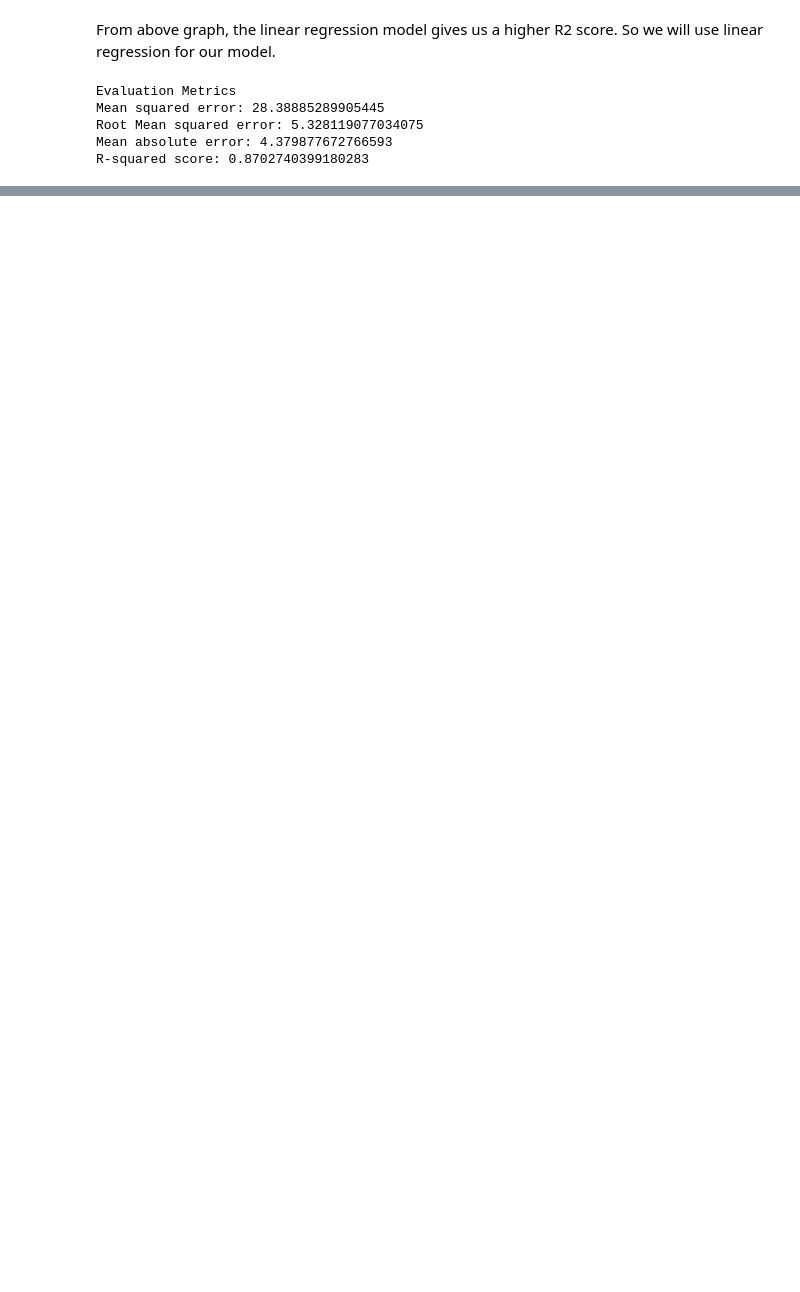
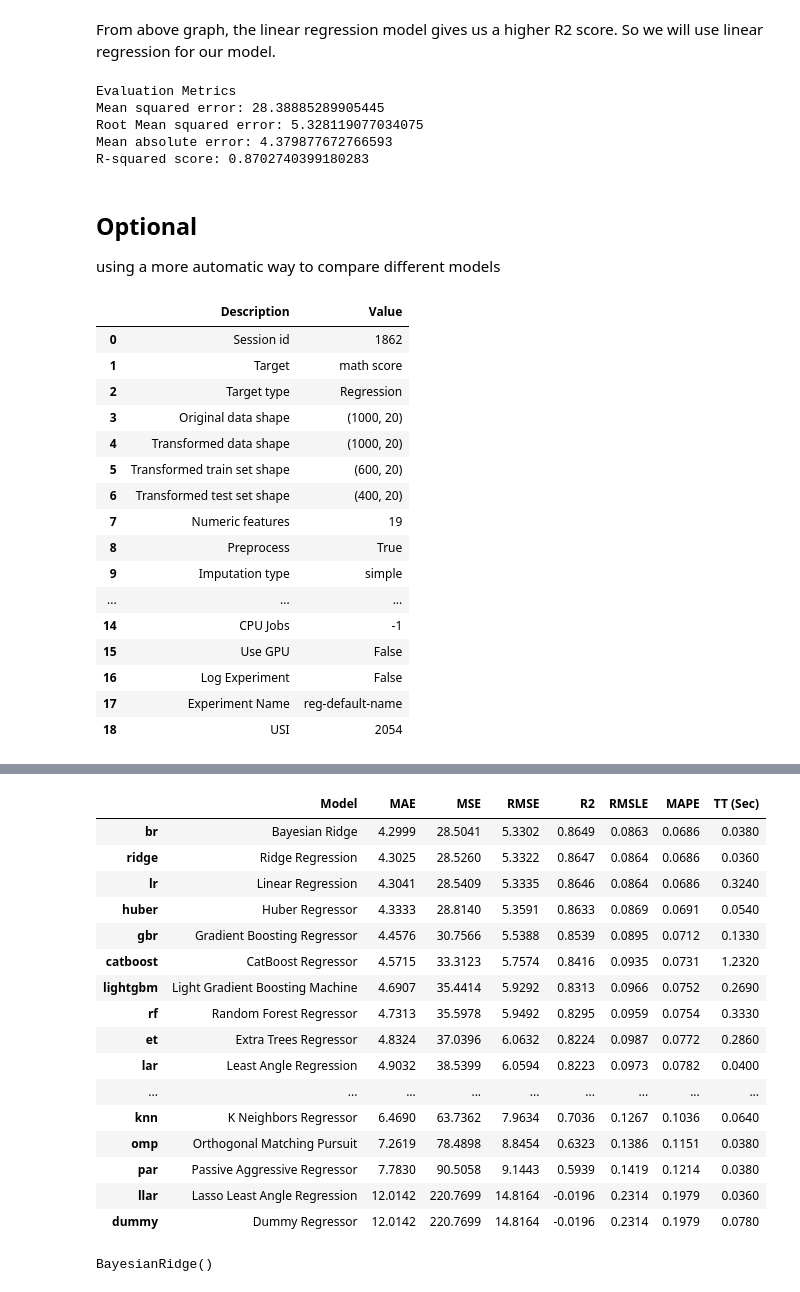
Before and after one commit to brandonzhou2002/Data-Science-Project, a Jupyter notebook: Student Performance Prediction/student-performance-prediction-eda-prediction.ipynb, the cells around one changed output, grey strips where cells are left out. Saved outputs shown, nothing was run; the diff lists cells and outputs as text; code cells hidden in the pictures; blank space fills up the shorter version.

```diff
--- a/Student Performance Prediction/student-performance-prediction-eda-prediction.ipynb
+++ b/Student Performance Prediction/student-performance-prediction-eda-prediction.ipynb
@@ -352,3 +383,34 @@ Mean squared error: 28.38885289905445
 Root Mean squared error: 5.328119077034075
 Mean absolute error: 4.379877672766593
 R-squared score: 0.8702740399180283
+# %% [markdown]
+## Optional
+using a more automatic way to compare different models
+# %%
+# initialize the setup
+regression = setup(df, target='math score', train_size=0.6, normalize=False)
+
+# compare models
+compare_models()
+
+# select the best model based on MAE
+best_model = automl(optimize = 'MAE')
+print(best_model)
+# %% [output]
+|  | Description | Value |
+| 0 | Session id | 1862 |
+| 1 | Target | math score |
+| 2 | Target type | Regression |
+| 3 | Original data shape | (1000, 20) |
+| 4 | Transformed data shape | (1000, 20) |
+| 5 | Transformed train set shape | (600, 20) |
+| 6 | Transformed test set shape | (400, 20) |
+| 7 | Numeric features | 19 |
+| 8 | Preprocess | True |
+| 9 | Imputation type | simple |
+| ... | ... | ... |
+| 14 | CPU Jobs | -1 |
+| 15 | Use GPU | False |
+| 16 | Log Experiment | False |
+| 17 | Experiment Name | reg-default-name |
+| 18 | USI | 2054 |
@@ -354,0 +418,18 @@ R-squared score: 0.8702740399180283
+|  | Model | MAE | MSE | RMSE | R2 | RMSLE | MAPE | TT (Sec) |
+| br | Bayesian Ridge | 4.2999 | 28.5041 | 5.3302 | 0.8649 | 0.0863 | 0.0686 | 0.0380 |
+| ridge | Ridge Regression | 4.3025 | 28.5260 | 5.3322 | 0.8647 | 0.0864 | 0.0686 | 0.0360 |
+| lr | Linear Regression | 4.3041 | 28.5409 | 5.3335 | 0.8646 | 0.0864 | 0.0686 | 0.3240 |
+| huber | Huber Regressor | 4.3333 | 28.8140 | 5.3591 | 0.8633 | 0.0869 | 0.0691 | 0.0540 |
+| gbr | Gradient Boosting Regressor | 4.4576 | 30.7566 | 5.5388 | 0.8539 | 0.0895 | 0.0712 | 0.1330 |
+| catboost | CatBoost Regressor | 4.5715 | 33.3123 | 5.7574 | 0.8416 | 0.0935 | 0.0731 | 1.2320 |
+| lightgbm | Light Gradient Boosting Machine | 4.6907 | 35.4414 | 5.9292 | 0.8313 | 0.0966 | 0.0752 | 0.2690 |
+| rf | Random Forest Regressor | 4.7313 | 35.5978 | 5.9492 | 0.8295 | 0.0959 | 0.0754 | 0.3330 |
+| et | Extra Trees Regressor | 4.8324 | 37.0396 | 6.0632 | 0.8224 | 0.0987 | 0.0772 | 0.2860 |
+| lar | Least Angle Regression | 4.9032 | 38.5399 | 6.0594 | 0.8223 | 0.0973 | 0.0782 | 0.0400 |
+| ... | ... | ... | ... | ... | ... | ... | ... | ... |
+| knn | K Neighbors Regressor | 6.4690 | 63.7362 | 7.9634 | 0.7036 | 0.1267 | 0.1036 | 0.0640 |
+| omp | Orthogonal Matching Pursuit | 7.2619 | 78.4898 | 8.8454 | 0.6323 | 0.1386 | 0.1151 | 0.0380 |
+| par | Passive Aggressive Regressor | 7.7830 | 90.5058 | 9.1443 | 0.5939 | 0.1419 | 0.1214 | 0.0380 |
+| llar | Lasso Least Angle Regression | 12.0142 | 220.7699 | 14.8164 | -0.0196 | 0.2314 | 0.1979 | 0.0360 |
+| dummy | Dummy Regressor | 12.0142 | 220.7699 | 14.8164 | -0.0196 | 0.2314 | 0.1979 | 0.0780 |
+BayesianRidge()
```
Also changed, not shown: parts of 12 cells of this notebook.
